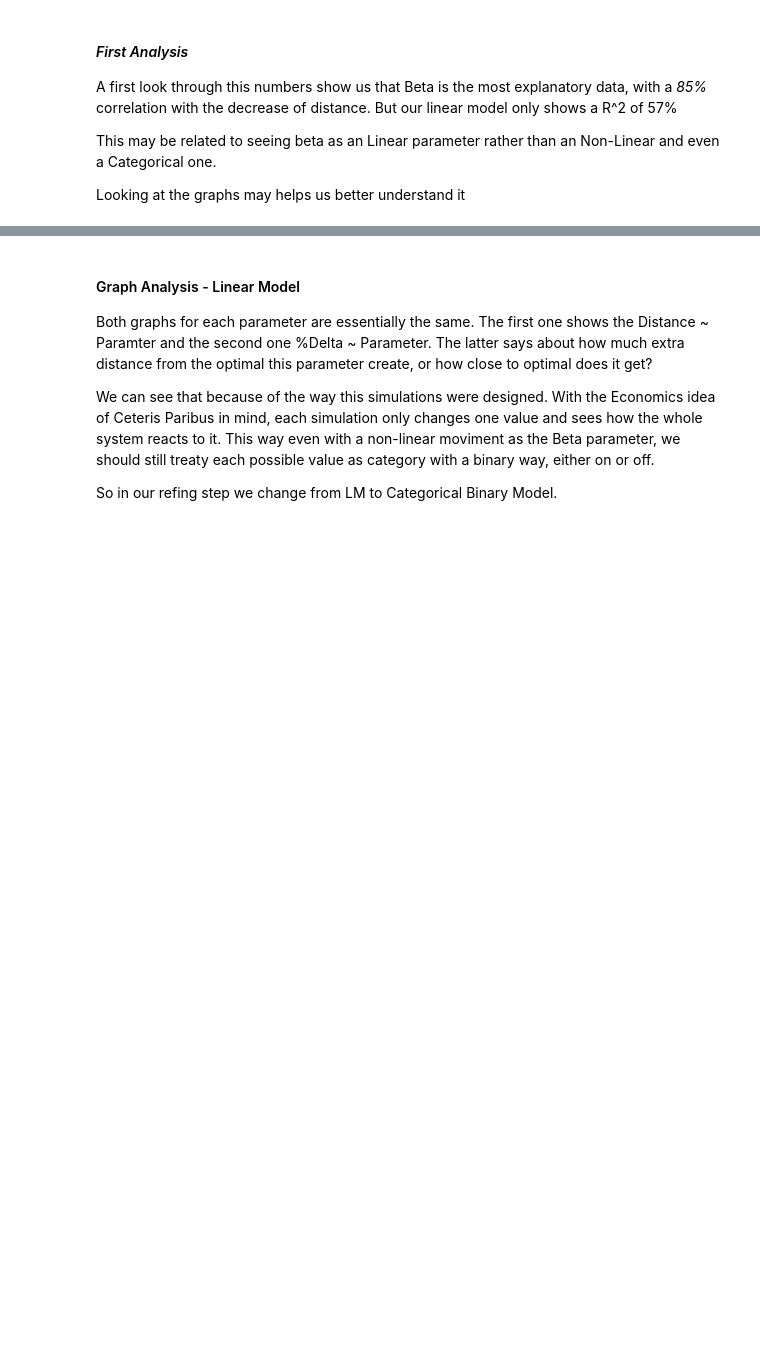
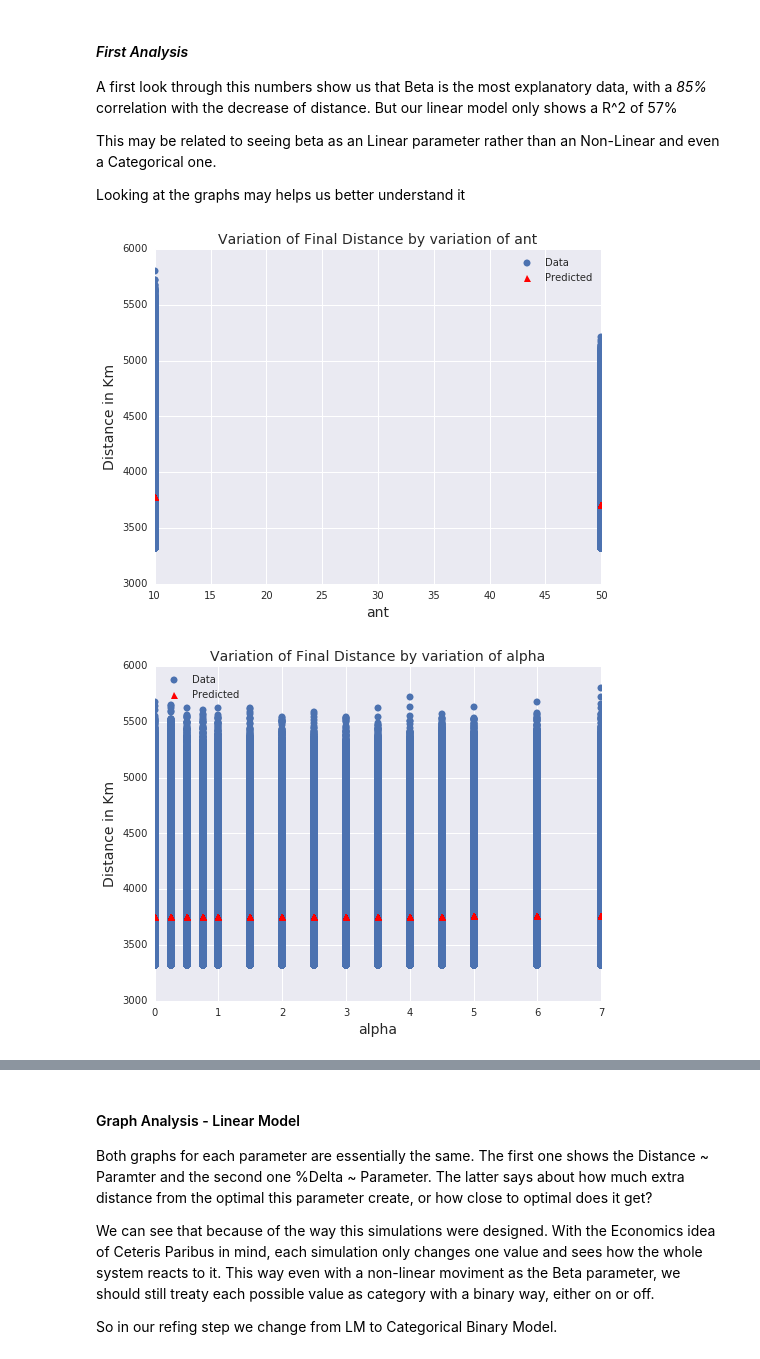
Before and after one commit to andresalesbarbosa/ACO, a Jupyter notebook: Structured Analysis.ipynb, the cells around one changed output, grey strips where cells are left out. Cells and saved outputs as stored; diff of their text form; code cells hidden in the pictures; blank space fills up the shorter version.

```diff
--- a/Structured Analysis.ipynb
+++ b/Structured Analysis.ipynb
@@ -265,35 +266,25 @@ Looking at the graphs may helps us better understand it
 # %%
 for name in clean.columns:
     if name in ['distance','ID','delta','%delta'] :
         continue
 
     formula = "Q('distance') ~ Q('"+name+"')"
-    formula1 = "Q('%delta') ~ Q('"+name+"')"
     model = smf.ols(formula,data=clean)
-    model1 = smf.ols(formula1,data=clean)
     if model.nobs < len(clean)/2:
         continue
 
     results = model.fit()
-    results1 = model1.fit()
 
     #ploting a figure with our data points and with the modelled points
     fig, ax = plt.subplots(figsize=(8,6))
     ax.plot(clean[name], clean['distance'], 'o', label="Data")
     ax.plot(clean[name], results.fittedvalues, '^r', label="Predicted")
     plt.xlabel(name,fontsize=14)
     plt.ylabel('Distance in Km',fontsize=14)
     plt.title('Variation of Final Distance by variation of '+name,fontsize=14)
     plt.grid(True)
     legend = ax.legend(loc="best")
-    fig.savefig('burma_initial_img/plot_distance_'+name+'.png',dpi=300)
-    #ploting a figure with our data points and with the modelled points
-    fig, ax = plt.subplots(figsize=(8,6))
-    ax.plot(clean[name], clean['%delta'], 'o', label="Data")
-    ax.plot(clean[name], results1.fittedvalues, '^r', label="Predicted")
-    plt.xlabel(name,fontsize=14)
-    plt.ylabel('Delta in %',fontsize=14)
-    plt.title('% of exceed distance by variation of '+name,fontsize=14)
-    plt.grid(True)
-    legend = ax.legend(loc="best")
-    fig.savefig('burma_initial_img/plot_delta100_'+name+'.png',dpi=300)
+    fig.savefig('burma_initial_img/plot_distance_'+name+'.png',dpi=600)
+# %% [output]
+[figure, added]
+[figure, added]
```
Also changed, not shown: parts of 15 cells of this notebook, 11 other files.
